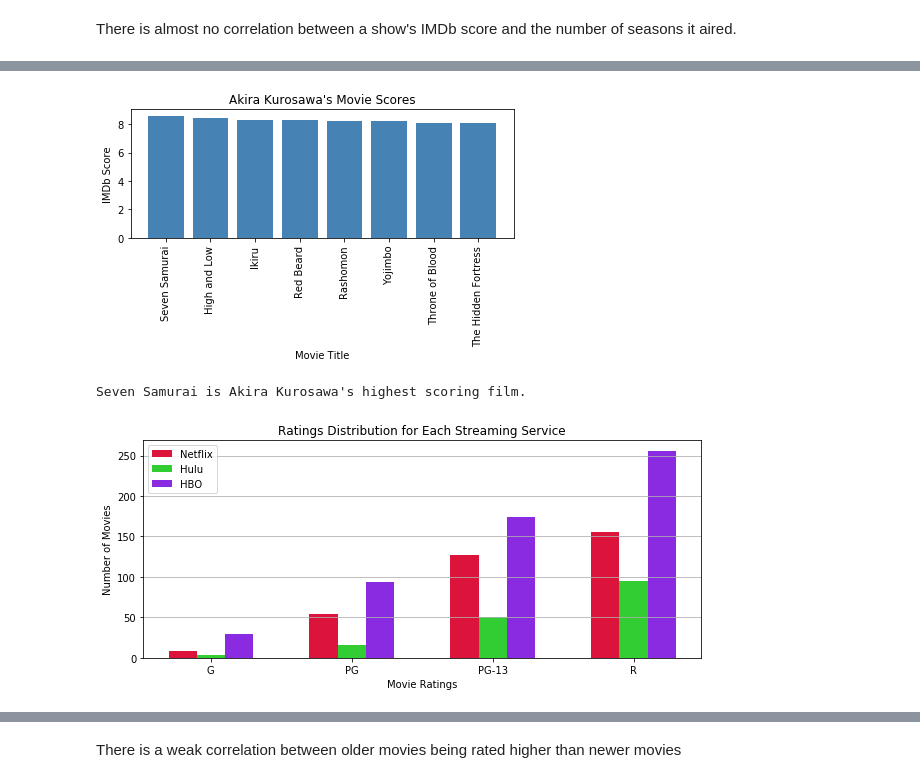
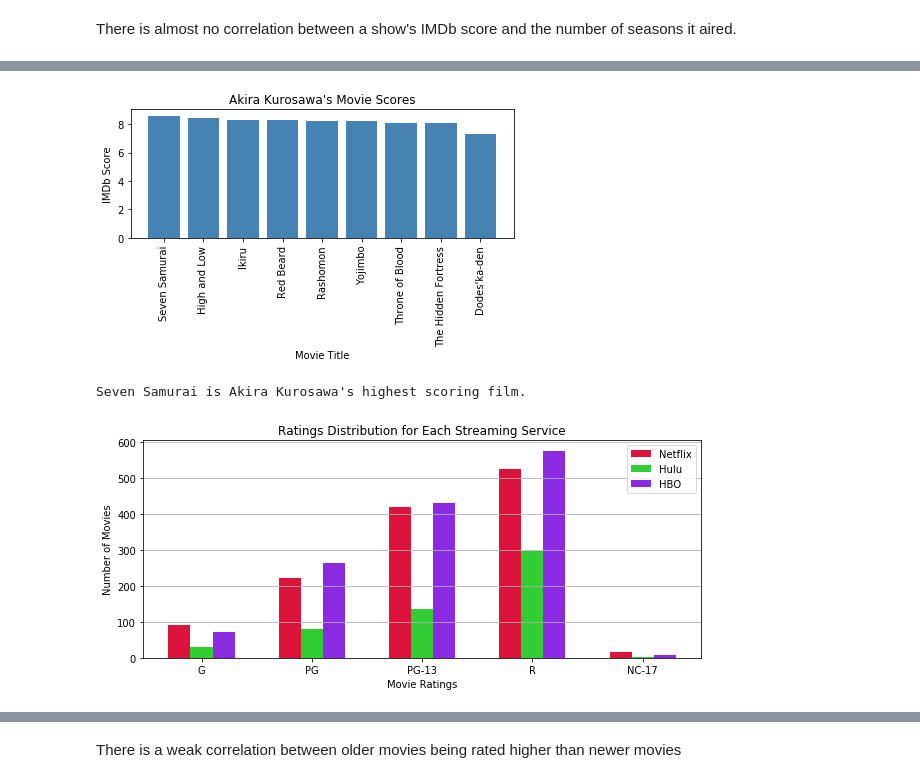
Before and after one commit to thn22/Eclipse__Rodeo2.0, a Jupyter notebook: Visualizations.ipynb, the cells around one changed output, grey strips where cells are left out. Cells and saved outputs as stored; diff of their text form; code cells hidden in the pictures.

```diff
--- a/Visualizations.ipynb
+++ b/Visualizations.ipynb
@@ -286,7 +202,7 @@ plt.ylabel("IMDb Score")
 plt.tight_layout()
 plt.savefig("Output/kurosawa_score.png")
 plt.show()
-print("Seven Samurai is Akira Kurosawa's highest scoring film.")
+print(f"{akira_df.iloc[0,4]} is {akira_df.iloc[0,8]}'s highest scoring film.")
 # %% [output]
-[figure, old version]
+[figure, new version]
 Seven Samurai is Akira Kurosawa's highest scoring film.
@@ -293,22 +213,22 @@ Seven Samurai is Akira Kurosawa's highest scoring film.
 # %%
 #create bar graphs comparing age certifications within each streaming service
-ratings_m = ["G", "PG", "PG-13", "R"]
-y1 = [9, 54, 127, 156]
-y2 = [4, 16, 51, 95]
-y3 = [29, 94, 174, 256]
+ratings_m = ["G", "PG", "PG-13", "R", "NC-17"]
+y1 = [91, 221, 420, 525, 15]
+y2 = [31, 80, 136, 298, 2]
+y3 = [71, 264, 430, 576, 7]
 x = np.arange(len(ratings_m))
 width = 0.2
 plt.figure(figsize=(10,4))
 plt.bar(x - 0.2, y1, width, color="crimson")
 plt.bar(x, y2, width, color="limegreen")
 plt.bar(x + 0.2, y3, width, color="blueviolet")
-plt.xticks(x, ["G", "PG", "PG-13", "R"])
+plt.xticks(x, ["G", "PG", "PG-13", "R", "NC-17"])
 plt.title("Ratings Distribution for Each Streaming Service")
 plt.xlabel("Movie Ratings")
 plt.ylabel("Number of Movies")
 plt.legend(["Netflix", "Hulu", "HBO"])
 plt.grid(b=True,which="major",axis="y")
 plt.savefig("Output/movie_ratings_vs_service.png")
 plt.show()
 # %% [output]
-[figure, old version]
+[figure, new version]
```
Also changed, not shown: parts of 37 cells of this notebook, 16 other files.
